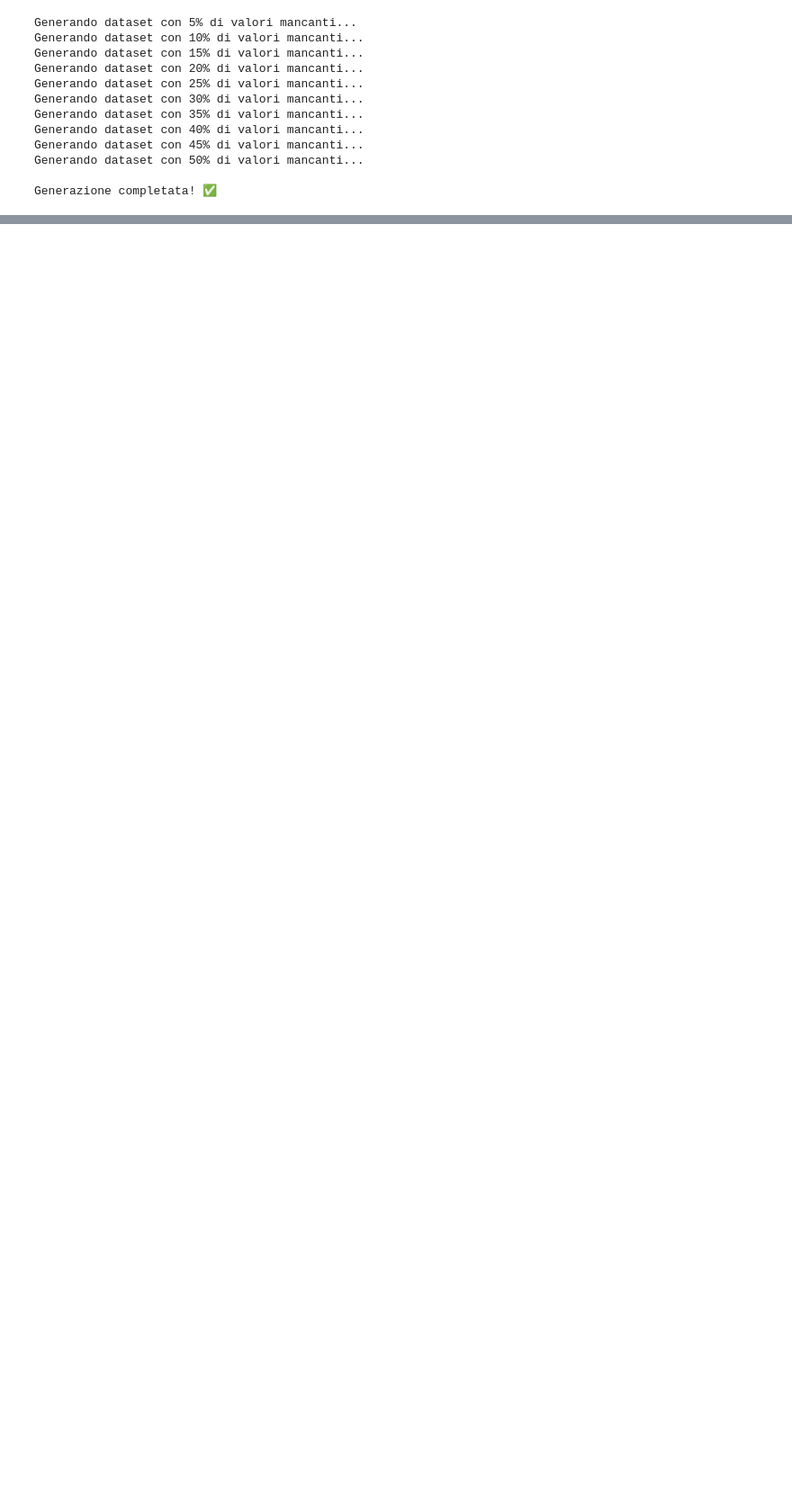
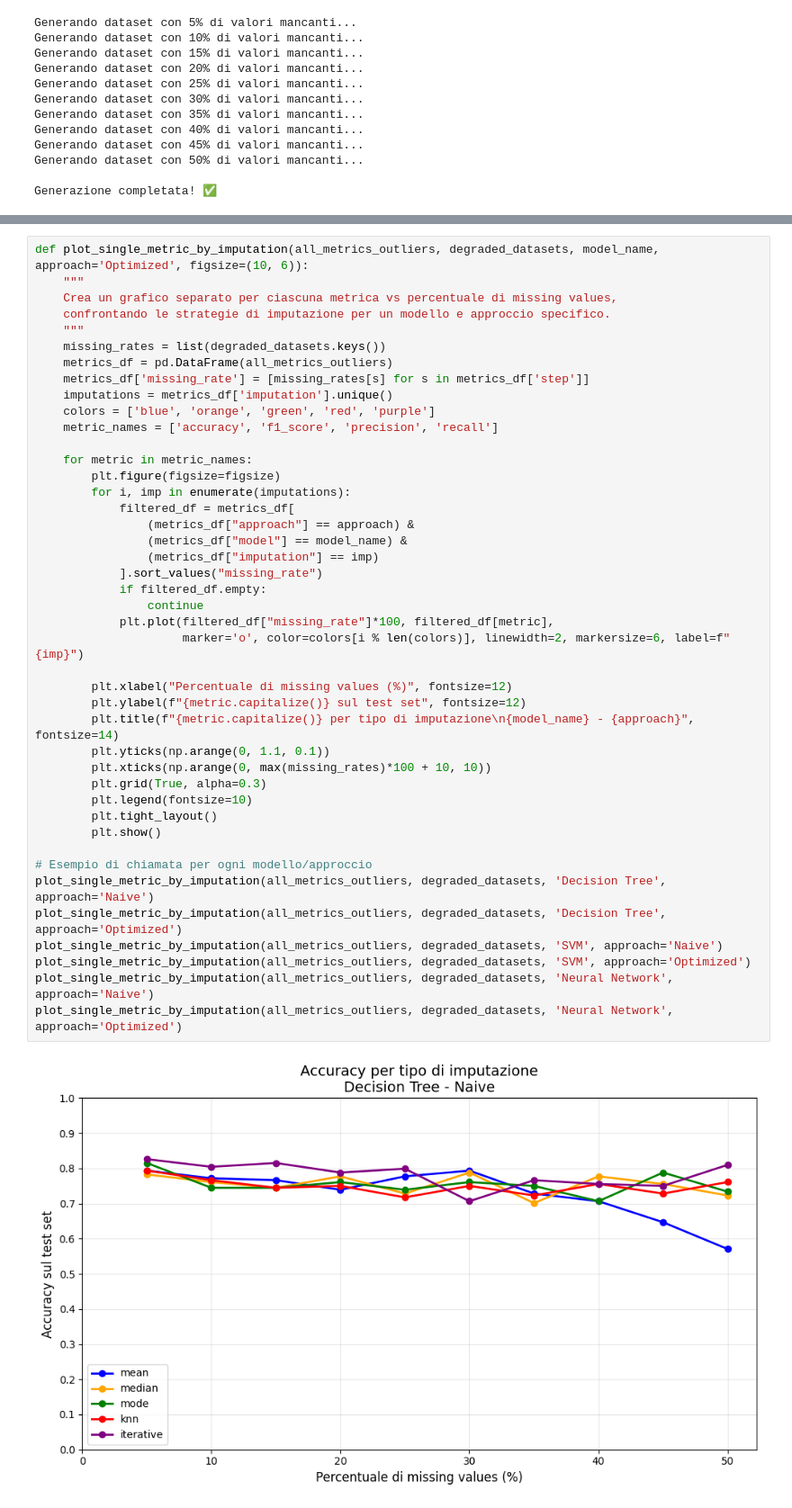
Before and after one commit to andreaspagnolo/architetture_dati, a Jupyter notebook: missing_values.ipynb, the cells around one changed output, grey strips where cells are left out. Shown at 90% size. Cells and saved outputs as stored; diff of their text form; blank space fills up the shorter version.

Commit message:
uptade missing_values file

```diff
--- a/missing_values.ipynb
+++ b/missing_values.ipynb
@@ -91,0 +432,45 @@ Generazione completata! ✅
+# %%
+def plot_single_metric_by_imputation(all_metrics_outliers, degraded_datasets, model_name, approach='Optimized', figsize=(10, 6)):
+    """
+    Crea un grafico separato per ciascuna metrica vs percentuale di missing values,
+    confrontando le strategie di imputazione per un modello e approccio specifico.
+    """
+    missing_rates = list(degraded_datasets.keys())
+    metrics_df = pd.DataFrame(all_metrics_outliers)
+    metrics_df['missing_rate'] = [missing_rates[s] for s in metrics_df['step']]
+    imputations = metrics_df['imputation'].unique()
+    colors = ['blue', 'orange', 'green', 'red', 'purple']
+    metric_names = ['accuracy', 'f1_score', 'precision', 'recall']
+
+    for metric in metric_names:
+        plt.figure(figsize=figsize)
+        for i, imp in enumerate(imputations):
+            filtered_df = metrics_df[
+                (metrics_df["approach"] == approach) &
+                (metrics_df["model"] == model_name) &
+                (metrics_df["imputation"] == imp)
+            ].sort_values("missing_rate")
+            if filtered_df.empty:
+                continue
+            plt.plot(filtered_df["missing_rate"]*100, filtered_df[metric],
+                     marker='o', color=colors[i % len(colors)], linewidth=2, markersize=6, label=f"{imp}")
+
+        plt.xlabel("Percentuale di missing values (%)", fontsize=12)
+        plt.ylabel(f"{metric.capitalize()} sul test set", fontsize=12)
+        plt.title(f"{metric.capitalize()} per tipo di imputazione\n{model_name} - {approach}", fontsize=14)
+        plt.yticks(np.arange(0, 1.1, 0.1))
+        plt.xticks(np.arange(0, max(missing_rates)*100 + 10, 10))
+        plt.grid(True, alpha=0.3)
+        plt.legend(fontsize=10)
+        plt.tight_layout()
+        plt.show()
+
+# Esempio di chiamata per ogni modello/approccio
+plot_single_metric_by_imputation(all_metrics_outliers, degraded_datasets, 'Decision Tree', approach='Naive')
+plot_single_metric_by_imputation(all_metrics_outliers, degraded_datasets, 'Decision Tree', approach='Optimized')
+plot_single_metric_by_imputation(all_metrics_outliers, degraded_datasets, 'SVM', approach='Naive')
+plot_single_metric_by_imputation(all_metrics_outliers, degraded_datasets, 'SVM', approach='Optimized')
+plot_single_metric_by_imputation(all_metrics_outliers, degraded_datasets, 'Neural Network', approach='Naive')
+plot_single_metric_by_imputation(all_metrics_outliers, degraded_datasets, 'Neural Network', approach='Optimized')
+# %% [output]
+[figure, added]
```
Also changed, not shown: parts of 9 cells of this notebook, 1 other file.
